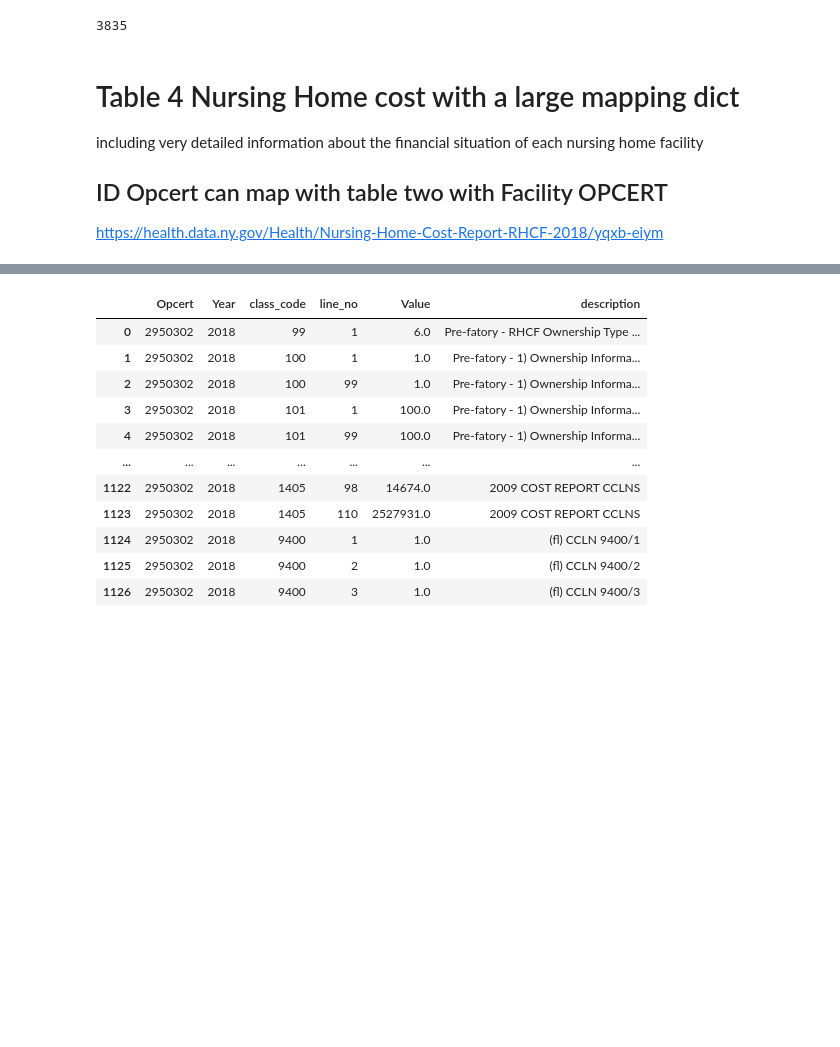
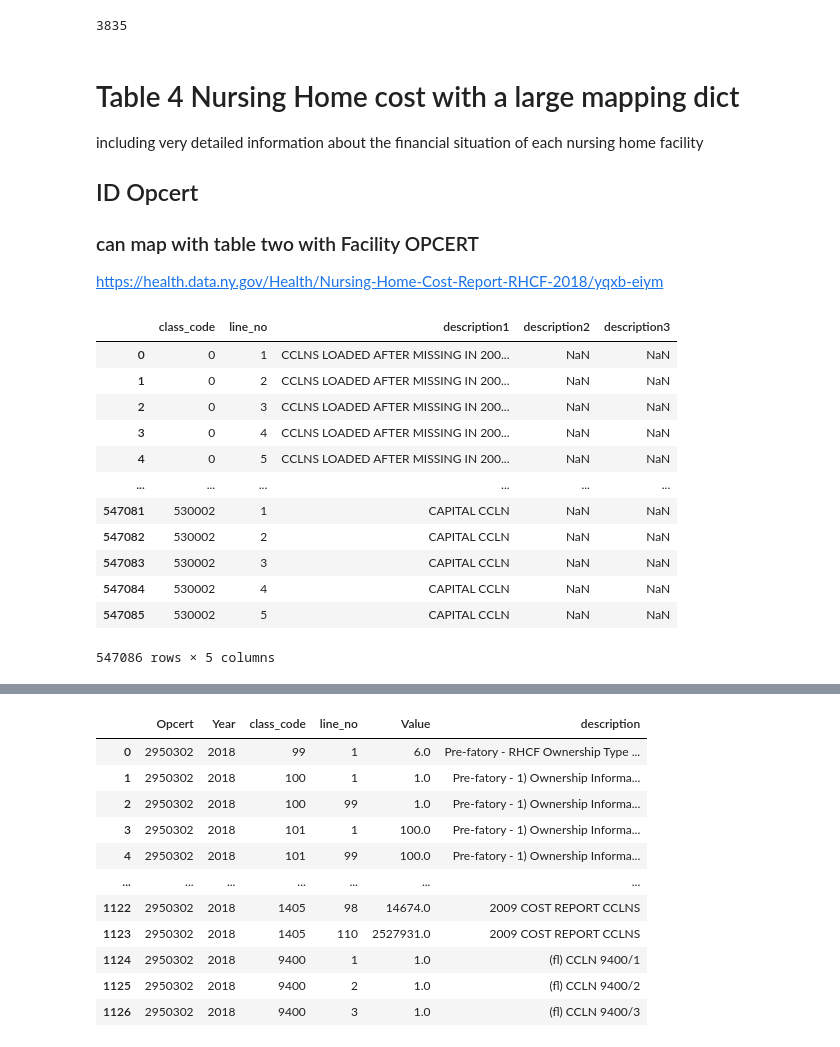
Before and after one commit to gaofengucsd/nursing_home, a Jupyter notebook: Nursing Home.ipynb, the cells around one changed output, grey strips where cells are left out. Cells and saved outputs as stored; diff of their text form; code cells hidden in the pictures; blank space fills up the shorter version.

```diff
--- a/Nursing Home.ipynb
+++ b/Nursing Home.ipynb
@@ -224,7 +249,8 @@ Facility_General_Information['Facility ID'].nunique()
 
 including very detailed information about the financial situation of each nursing home facility
 
-## ID Opcert can map with table two with Facility OPCERT
+## ID Opcert
+### can map with table two with Facility OPCERT
 https://health.data.ny.gov/Health/Nursing-Home-Cost-Report-RHCF-2018/yqxb-eiym
 # %%
 cost1 = pd.read_csv('NYSDOH_NHCostReport_2018\\numeric1.csv')
@@ -234,3 +260,19 @@ cost_dict_origin = pd.read_csv('NYSDOH_NHCostReport_2018\\NHCRdata_dictionary_or
 # cost_dict_origin =pd.read_excel('NYSDOH_NHCostReport_2018\\NHCRdata_dictionary.xlsx')
 # %%
 cost = pd.concat([cost1,cost2])
+# %%
+cost_dict
+# %% [output]
+|  | class_code | line_no | description1 | description2 | description3 |
+| 0 | 0 | 1 | CCLNS LOADED AFTER MISSING IN 200... | NaN | NaN |
+| 1 | 0 | 2 | CCLNS LOADED AFTER MISSING IN 200... | NaN | NaN |
+| 2 | 0 | 3 | CCLNS LOADED AFTER MISSING IN 200... | NaN | NaN |
+| 3 | 0 | 4 | CCLNS LOADED AFTER MISSING IN 200... | NaN | NaN |
+| 4 | 0 | 5 | CCLNS LOADED AFTER MISSING IN 200... | NaN | NaN |
+| ... | ... | ... | ... | ... | ... |
+| 547081 | 530002 | 1 | CAPITAL CCLN | NaN | NaN |
+| 547082 | 530002 | 2 | CAPITAL CCLN | NaN | NaN |
+| 547083 | 530002 | 3 | CAPITAL CCLN | NaN | NaN |
+| 547084 | 530002 | 4 | CAPITAL CCLN | NaN | NaN |
+| 547085 | 530002 | 5 | CAPITAL CCLN | NaN | NaN |
+547086 rows × 5 columns
```
Also changed, not shown: parts of 12 cells of this notebook.
